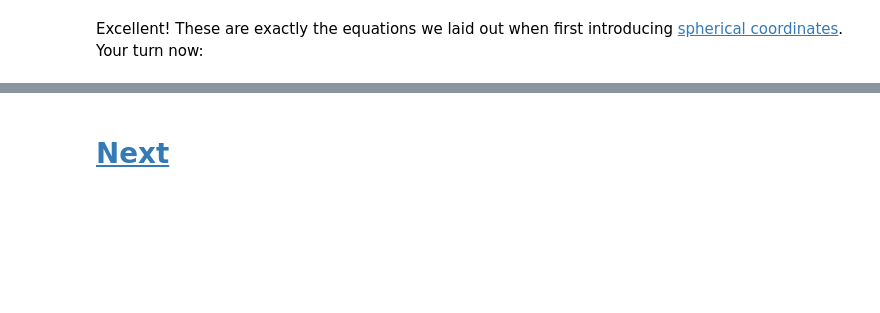
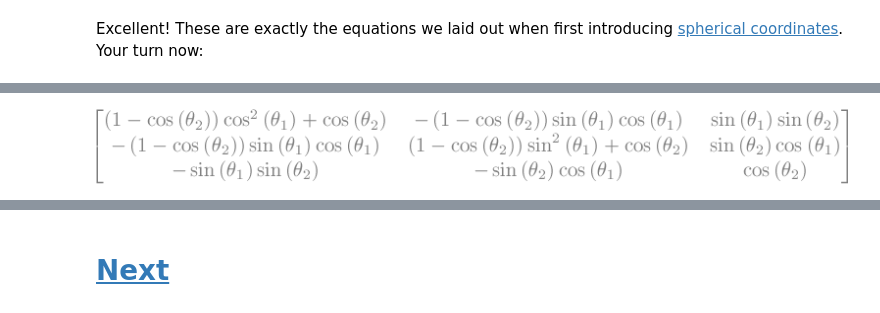
Before and after one commit to dsavransky/astrodynamicsbook, a Jupyter notebook: Notebooks/05-More Reference Frames.ipynb, the cells around one changed output, grey strips where cells are left out. Saved outputs shown, nothing was run; the diff lists cells and outputs as text; code cells hidden in the pictures; blank space fills up the shorter version.

```diff
--- a/Notebooks/05-More Reference Frames.ipynb
+++ b/Notebooks/05-More Reference Frames.ipynb
@@ -185,0 +270,7 @@ There are many other useful reference frames we can define, but these two (along
+# %%
+bCa = rotMat(3, th1)
+n2 = bCa * Matrix([1, 0, 0])
+cCb = rodriguesEq(n2, th2)
+cCb
+# %% [output]
+[figure, added]
```
Also changed, not shown: parts of 48 cells of this notebook, 4 other files.
